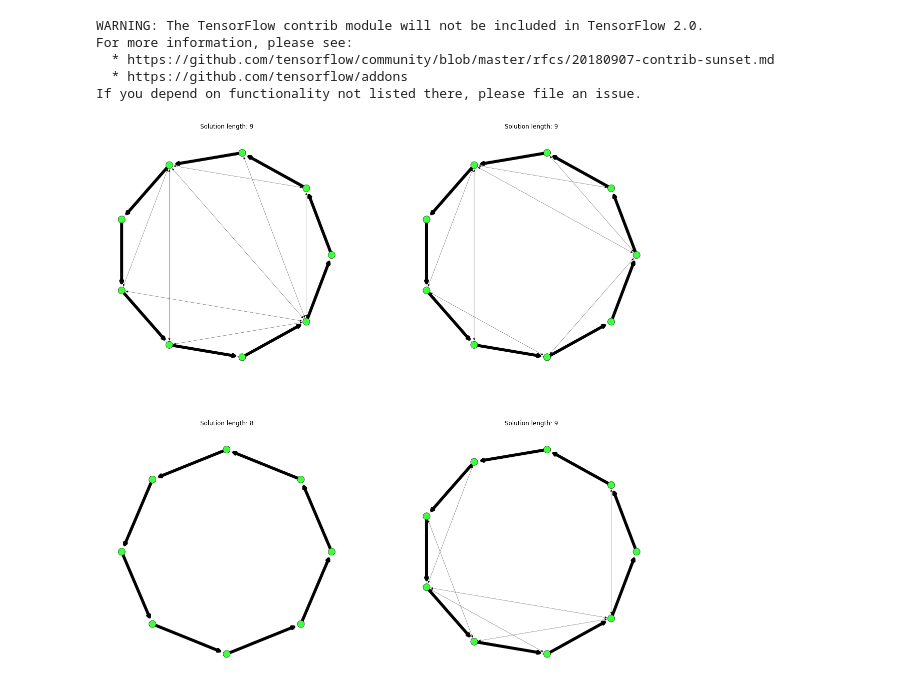
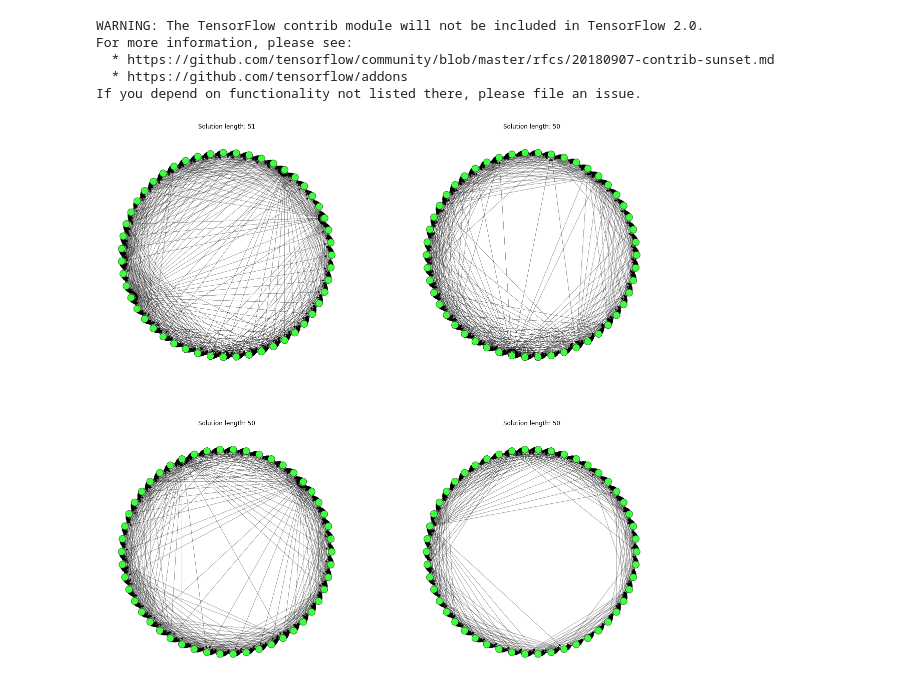
Before and after one commit to LRacoci/permutation-graphml, a Jupyter notebook: exploration/hamiltonian/hamiltonian_path.ipynb, the cells around one changed output. Cells and saved outputs as stored; diff of their text form; code cells hidden in the pictures.

```diff
--- a/exploration/hamiltonian/hamiltonian_path.ipynb
+++ b/exploration/hamiltonian/hamiltonian_path.ipynb
@@ -204,8 +204,7 @@ def generate_raw_graph(
         graph[u][v][DISTANCE_WEIGHT_NAME] = rand.random_sample()
 
     if seed != 0:
-        perm = np.random.permutation(len(graph))
-        graph = nx.relabel_nodes(graph, mapping={i: p for i,p in enumerate(perm)})
+        graph = nx.relabel_nodes(graph, mapping={i: p for i,p in enumerate(np.random.permutation(len(graph)))})
 
     return graph
 
@@ -499,8 +498,8 @@ rand = np.random.RandomState(seed=seed)
 num_examples = 4  #@param{type: 'integer'}
 
 
-min_nodes = 8 #@param {type:"slider", min:4, max:64, step:1}
-max_nodes = 10 #@param {type:"slider", min:4, max:64, step:1}
+min_nodes = 50 #@param {type:"slider", min:4, max:64, step:1}
+max_nodes = 52 #@param {type:"slider", min:4, max:64, step:1}
 
 theta = 7.1  #@param{type:"slider", min:0.1, max:64, step:1}
 #@markdown Large values (1000+) make trees. Try 20-60 for good non-trees.
@@ -513,34 +512,34 @@ min_max_nodes = (min_nodes, max_nodes)
 graphs = generate_raw_graphs(
     rand,
     num_examples,
     min_max_nodes,
     theta
 )
 
 num = min(num_examples, 16)
 size = horizontal_length/graphs_per_column
 w = graphs_per_column
 h = int(np.ceil(num / w))
 fig = plt.figure(40, figsize=(w * size, h * size))
 fig.clf()
 for j, graph in enumerate(graphs):
     ax = fig.add_subplot(h, w, j + 1)
     plotter = GraphPlotter(ax, graph)
     plotter.draw_graph_with_solution(
         node_size=node_size,
         node_color=node_color,
         node_linewidth=node_linewidth,
         start_color=start_color,
         end_color=end_color,
         edge_width=edge_width,
         edge_style=edge_style,
         solution_node_color=solution_node_color,
         solution_node_linewidth=solution_node_linewidth,
         solution_edge_width=solution_edge_width,
         solution_edge_style=solution_edge_style
     )
 # %% [output]
-[figure, old version]
+[figure, new version]
 # %%
 #@title Helper functions for setup training { form-width: "30%" }
 
```
Also changed, not shown: parts of 3 cells of this notebook, 1 other file.
